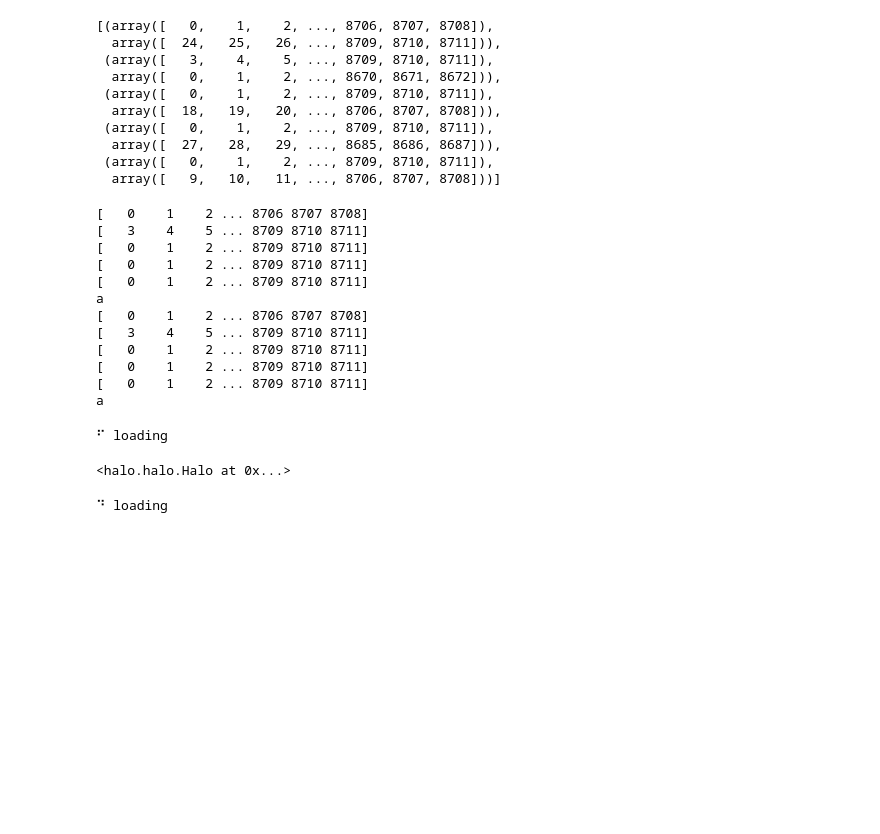
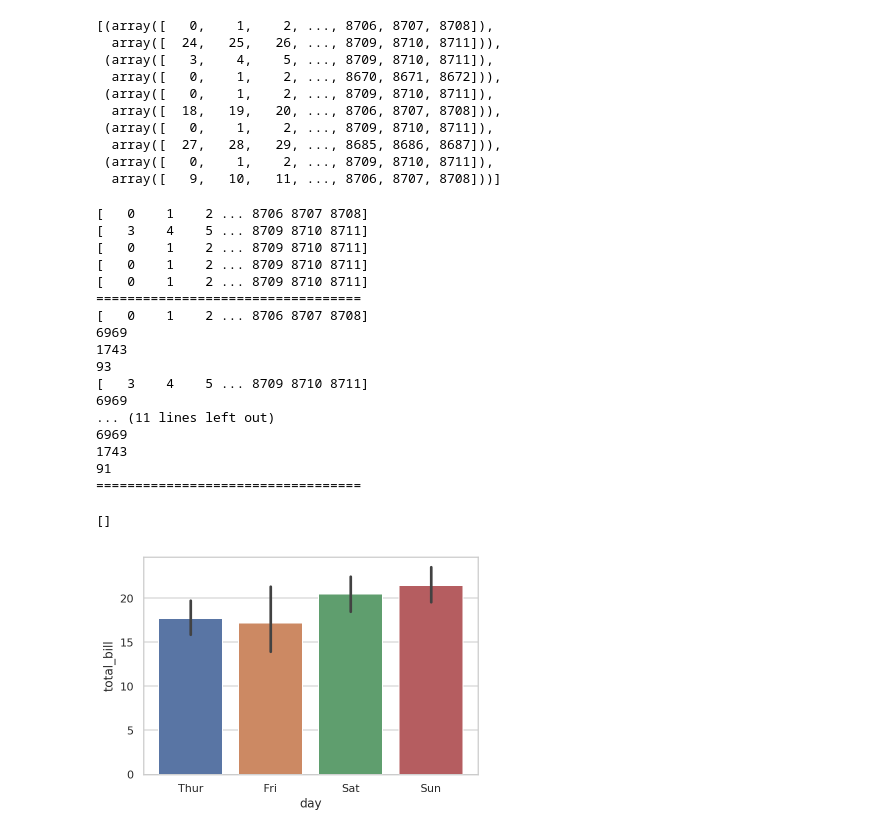
Before and after one commit to guchio3/kaggle-vsb, a Jupyter notebook: notebooks/e001_EDA.ipynb, the cells around one changed output. Saved outputs shown, nothing was run; the diff lists cells and outputs as text; code cells hidden in the pictures; blank space fills up the shorter version.

```diff
--- a/notebooks/e001_EDA.ipynb
+++ b/notebooks/e001_EDA.ipynb
@@ -114,20 +114,28 @@ folds, _folds = tee(folds)
 for i, j in folds:
     print(i)
 
-print('a')
+print('==================================')
 for i, j in _folds:
     print(i)
-print('a')
+    print(len(i))
+    print(len(j))
+    print(np.sum(trn_meta_df.target.values[j]))
+print('==================================')
 # %% [output]
 [   0    1    2 ... 8706 8707 8708]
 [   3    4    5 ... 8709 8710 8711]
 [   0    1    2 ... 8709 8710 8711]
 [   0    1    2 ... 8709 8710 8711]
 [   0    1    2 ... 8709 8710 8711]
-a
+==================================
 [   0    1    2 ... 8706 8707 8708]
+6969
+1743
+93
 [   3    4    5 ... 8709 8710 8711]
-[   0    1    2 ... 8709 8710 8711]
-[   0    1    2 ... 8709 8710 8711]
-[   0    1    2 ... 8709 8710 8711]
-a
+6969
+... (11 lines left out)
+6969
+1743
+91
+==================================
@@ -136,7 +142,10 @@ from halo import Halo
-# %%
-spinner = Halo(text='loading', spinner='dots')
-spinner.start()
-# %% [output]
-⠋ loading
-<halo.halo.Halo at 0x...>
-⠙ loading
+# %%
+import seaborn as sns
+from matplotlib import pyplot as plt
+sns.set(style="whitegrid")
+tips = sns.load_dataset("tips")
+ax = sns.barplot(x="day", y="total_bill", data=tips)
+plt.plot()
+# %% [output]
+[]
+[figure, added]
```
Also changed, not shown: parts of 2 cells of this notebook, 7 other files.
